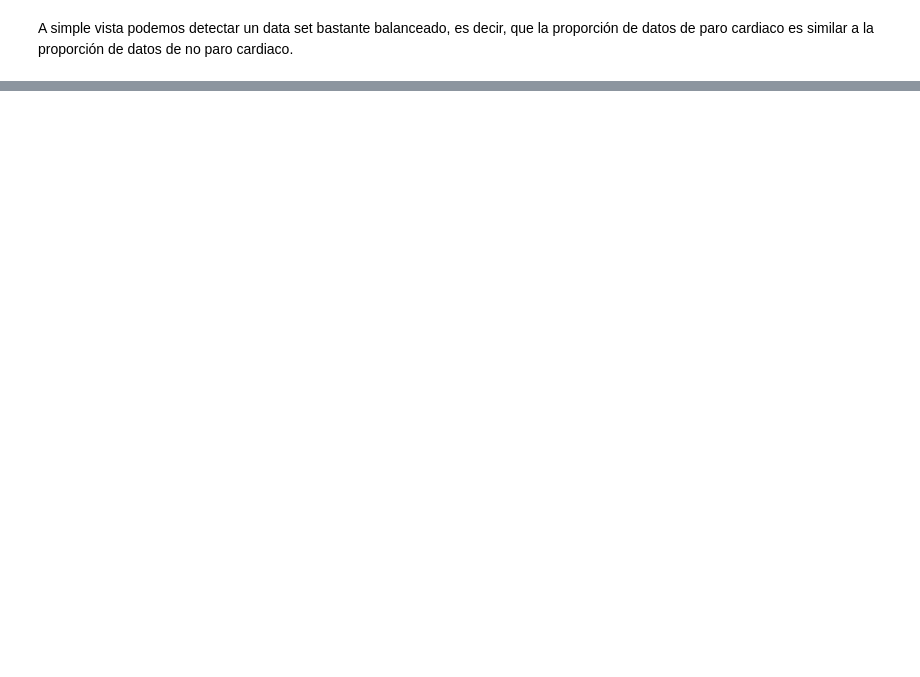
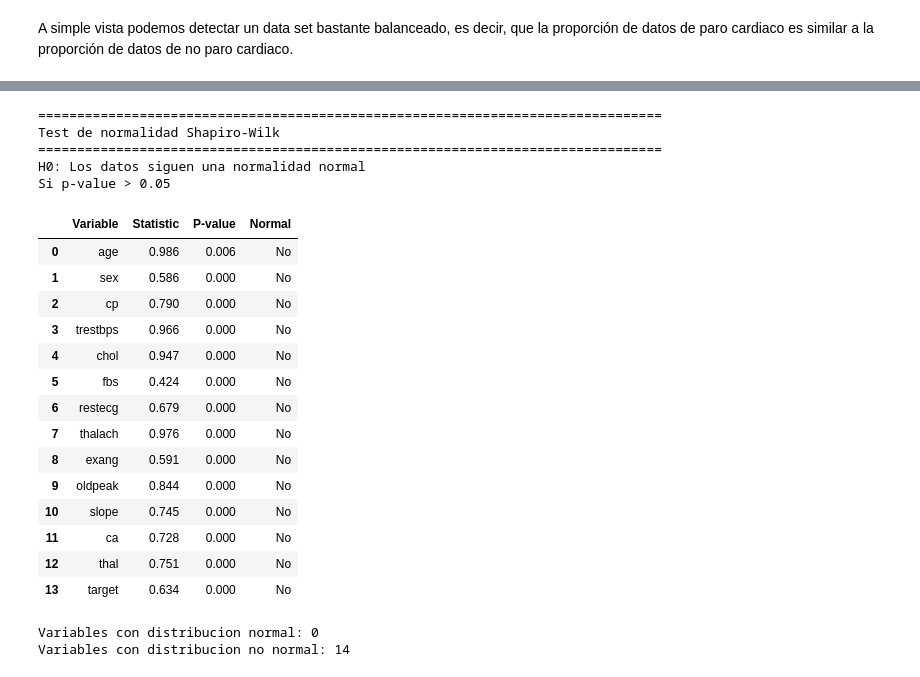
Before and after one commit to AlexSc97/modelo-predictivo-paro-cardiaco, a Jupyter notebook: notebooks/explore.ipynb, the cells around one changed output, grey strips where cells are left out. Saved outputs shown, nothing was run; the diff lists cells and outputs as text; code cells hidden in the pictures; blank space fills up the shorter version.

```diff
--- a/notebooks/explore.ipynb
+++ b/notebooks/explore.ipynb
@@ -170,0 +210,54 @@ A simple vista podemos detectar un data set bastante balanceado, es decir, que l
+# %%
+def test_normality(df, columns):
+    """
+    Realiza el test de normalidad de Shapiro-Wilk para cada columna.
+    H0: Los datos siguen una distribucion normal
+    Si p-value  < 0.05 se descarta H0 y se asume que los datos siguen una distribucion anormal
+    """
+    results = [] # lista vacia donde se almacenaran los calculos del test
+    for col in columns:
+        stats, p_value = shapiro(df[col].dropna())
+        results.append({
+            'Variable': col,
+            'Statistic': stats,
+            'P-value': p_value,
+            'Normal': 'Si' if p_value > 0.05 else 'No'
+        })
+    return pd.DataFrame(results)
+print(f"=" *80)
+print(f"Test de normalidad Shapiro-Wilk")
+print(f"=" *80)
+print(f"H0: Los datos siguen una normalidad normal")
+print(f"Si p-value > 0.05")
+numerical_cols = df.select_dtypes(include=[np.number])
+normality_results = test_normality(df, numerical_cols).round(3)
+
+display(normality_results)
+
+normal_vars = normality_results[normality_results['Normal'] == 'Si']['Variable'].tolist()
+nonormal_vars = normality_results[normality_results['Normal'] == 'No']['Variable'].tolist()
+print(f"Variables con distribucion normal: {len(normal_vars)}")
+print(f"Variables con distribucion no normal: {len(nonormal_vars)}")
+# %% [output]
+================================================================================
+Test de normalidad Shapiro-Wilk
+================================================================================
+H0: Los datos siguen una normalidad normal
+Si p-value > 0.05
+|  | Variable | Statistic | P-value | Normal |
+| 0 | age | 0.986 | 0.006 | No |
+| 1 | sex | 0.586 | 0.000 | No |
+| 2 | cp | 0.790 | 0.000 | No |
+| 3 | trestbps | 0.966 | 0.000 | No |
+| 4 | chol | 0.947 | 0.000 | No |
+| 5 | fbs | 0.424 | 0.000 | No |
+| 6 | restecg | 0.679 | 0.000 | No |
+| 7 | thalach | 0.976 | 0.000 | No |
+| 8 | exang | 0.591 | 0.000 | No |
+| 9 | oldpeak | 0.844 | 0.000 | No |
+| 10 | slope | 0.745 | 0.000 | No |
+| 11 | ca | 0.728 | 0.000 | No |
+| 12 | thal | 0.751 | 0.000 | No |
+| 13 | target | 0.634 | 0.000 | No |
+Variables con distribucion normal: 0
+Variables con distribucion no normal: 14
```
Also changed, not shown: parts of 19 cells of this notebook.
